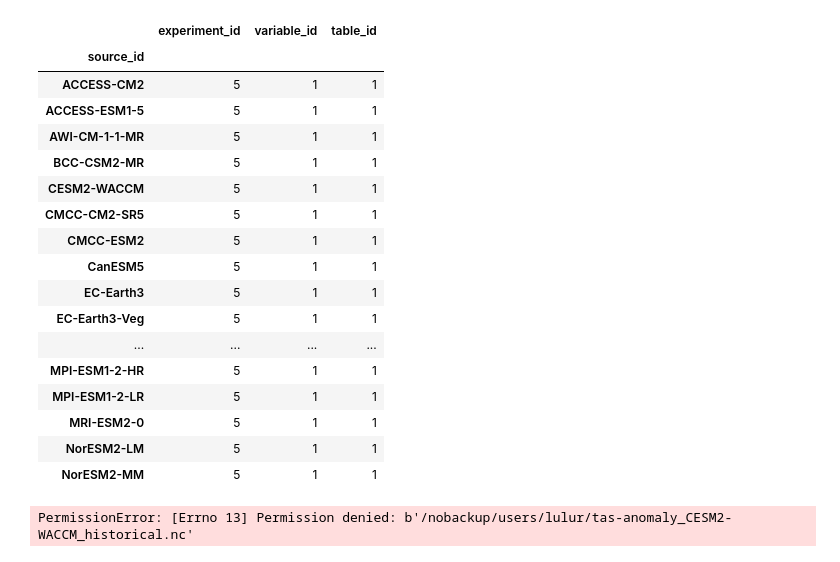
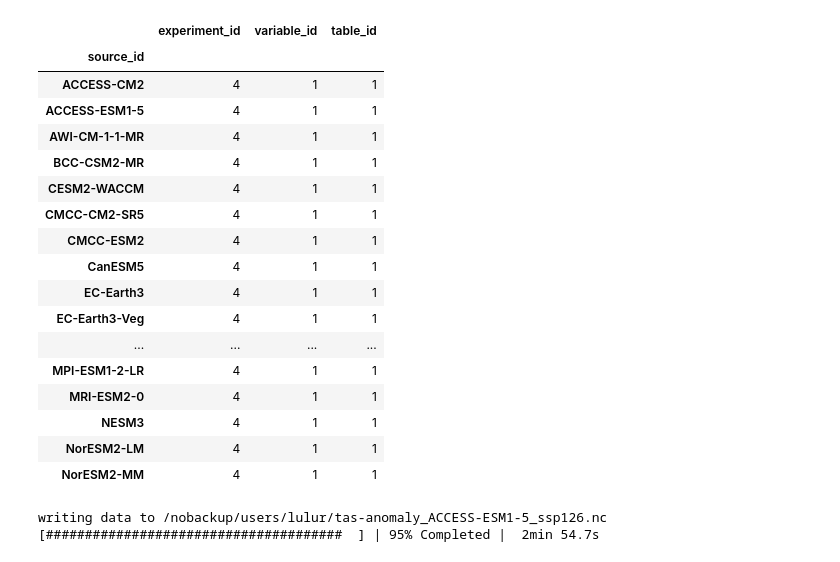
Before and after one commit to Lulurussell/CICOES-code, a Jupyter notebook: load_in_daily_tas.ipynb, the cells around one changed output. Cells and saved outputs as stored; diff of their text form; code cells hidden in the pictures.

```diff
--- a/load_in_daily_tas.ipynb
+++ b/load_in_daily_tas.ipynb
@@ -36,37 +36,37 @@ col = intake.open_esm_datastore("https://storage.googleapis.com/cmip6/pangeo-cmi
 # %%
 # there is currently a significant amount of data for these runs
 #expts = ['historical', 'ssp245', 'ssp585']
-expts = ['historical','ssp245', 'ssp126','ssp370','ssp585']
+expts = ['historical','ssp126','ssp245','ssp585']
 query = dict(
     experiment_id=expts,
     table_id='day',
     variable_id=['tas'],
     member_id = 'r1i1p1f1',
 )
 
 col_subset = col.search(require_all_on=["source_id"], **query)
 col_subset.df.groupby("source_id")[
     ["experiment_id", "variable_id", "table_id"]
 ].nunique()
 # %% [output]
 |  | experiment_id | variable_id | table_id |
 | source_id |  |  |  |
-| ACCESS-CM2 | 5 | 1 | 1 |
-| ACCESS-ESM1-5 | 5 | 1 | 1 |
-| AWI-CM-1-1-MR | 5 | 1 | 1 |
-| BCC-CSM2-MR | 5 | 1 | 1 |
-| CESM2-WACCM | 5 | 1 | 1 |
-| CMCC-CM2-SR5 | 5 | 1 | 1 |
-| CMCC-ESM2 | 5 | 1 | 1 |
-| CanESM5 | 5 | 1 | 1 |
-| EC-Earth3 | 5 | 1 | 1 |
-| EC-Earth3-Veg | 5 | 1 | 1 |
+| ACCESS-CM2 | 4 | 1 | 1 |
+| ACCESS-ESM1-5 | 4 | 1 | 1 |
+| AWI-CM-1-1-MR | 4 | 1 | 1 |
+| BCC-CSM2-MR | 4 | 1 | 1 |
+| CESM2-WACCM | 4 | 1 | 1 |
+| CMCC-CM2-SR5 | 4 | 1 | 1 |
+| CMCC-ESM2 | 4 | 1 | 1 |
+| CanESM5 | 4 | 1 | 1 |
+| EC-Earth3 | 4 | 1 | 1 |
+| EC-Earth3-Veg | 4 | 1 | 1 |
 | ... | ... | ... | ... |
-| MPI-ESM1-2-HR | 5 | 1 | 1 |
-| MPI-ESM1-2-LR | 5 | 1 | 1 |
-| MRI-ESM2-0 | 5 | 1 | 1 |
-| NorESM2-LM | 5 | 1 | 1 |
-| NorESM2-MM | 5 | 1 | 1 |
+| MPI-ESM1-2-LR | 4 | 1 | 1 |
+| MRI-ESM2-0 | 4 | 1 | 1 |
+| NESM3 | 4 | 1 | 1 |
+| NorESM2-LM | 4 | 1 | 1 |
+| NorESM2-MM | 4 | 1 | 1 |
 # %%
 #ds = intake.open_esm_datastore('/Volumes/Transcend/tas_Amon_CAS-ESM2-0_ssp245_r1i1p1f1_gn_201501-210012.nc')
 def drop_all_bounds(ds):
@@ -132,30 +132,33 @@ for k, v in tqdm(dsets_.items()):
 # %%
 #for a SPECIFIC model, use the cell below:
 # Check for any missing experiments that we expect
-k = 'CESM2-WACCM'
-v = dsets_[k]
-expt_dsets = v.values()
-#if any([d is None for d in expt_dsets]):
-    #print(f"Missing experiment for {k}")
-    #continue
+models = ['ACCESS-ESM1-5','NorESM2-LM','NorESM2-MM']
+for k in models:
+#k = 'ACCESS-WACCM'
+    v = dsets_[k]
+    expt_dsets = v.values()
+    #if any([d is None for d in expt_dsets]):
+        #print(f"Missing experiment for {k}")
+        #continue
 
-climatology = v['historical'].sel(time=slice('1981-01-01', '2010-12-31')).groupby('time.month').mean('time')
+    climatology = v['historical'].sel(time=slice('1981-01-01', '2010-12-31')).groupby('time.dayofyear').mean('time')
 
-for i in v:
-    if i == 'historical':
-        # When working with daily data, it's very easy for objects to run your computer out of memory, so we shorten historical runs because to the date range we need.
-        anomaly = v[i].sel(time=slice('1981-01-01', '2010-12-31')).groupby('time.month') - climatology
-    else:
-        anomaly = v[i].groupby('time.month') - climatology
-    # Because these files are too large to store in memory, we use the option compute=False to create a dask delayed object and then compute it later.
-    # Remember to change the file location to the relevant folder.
-    delayed_obj = anomaly.to_netcdf(path=f"/nobackup/users/lulur/tas-anomaly_{k}_{i}.nc", mode='w', compute=False, engine='netcdf4', format='NETCDF4')
-    print(f"writing data to /nobackup/users/lulur/tas-anomaly_{k}_{i}.nc")
+    for i in v:
+        if i == 'historical':
+            # When working with daily data, it's very easy for objects to run your computer out of memory, so we shorten historical runs because to the date range we need.
+            anomaly = v[i].sel(time=slice('1981-01-01', '2010-12-31')).groupby('time.dayofyear') - climatology
+        else:
+            anomaly = v[i].groupby('time.dayofyear') - climatology
+        # Because these files are too large to store in memory, we use the option compute=False to create a dask delayed object and then compute it later.
+        # Remember to change the file location to the relevant folder.
+            delayed_obj = anomaly.to_netcdf(path=f"/nobackup/users/lulur/tas-anomaly_{k}_{i}.nc", mode='w', compute=False, engine='netcdf4', format='NETCDF4')
+            print(f"writing data to /nobackup/users/lulur/tas-anomaly_{k}_{i}.nc")
 
-    with progress.ProgressBar():
-        results = delayed_obj.compute()
+            with progress.ProgressBar():
+                results = delayed_obj.compute()
 # %% [output]
-PermissionError: [Errno 13] Permission denied: b'/nobackup/users/lulur/tas-anomaly_CESM2-WACCM_historical.nc'
+writing data to /nobackup/users/lulur/tas-anomaly_ACCESS-ESM1-5_ssp126.nc
+[######################################  ] | 95% Completed |  2min 54.7s
 # %%
 expt_da = xr.DataArray(expts, dims='experiment_id', name='experiment_id',
                         coords={'experiment_id': expts})
```
Also changed, not shown: parts of 1 cell of this notebook, 4 other files.
